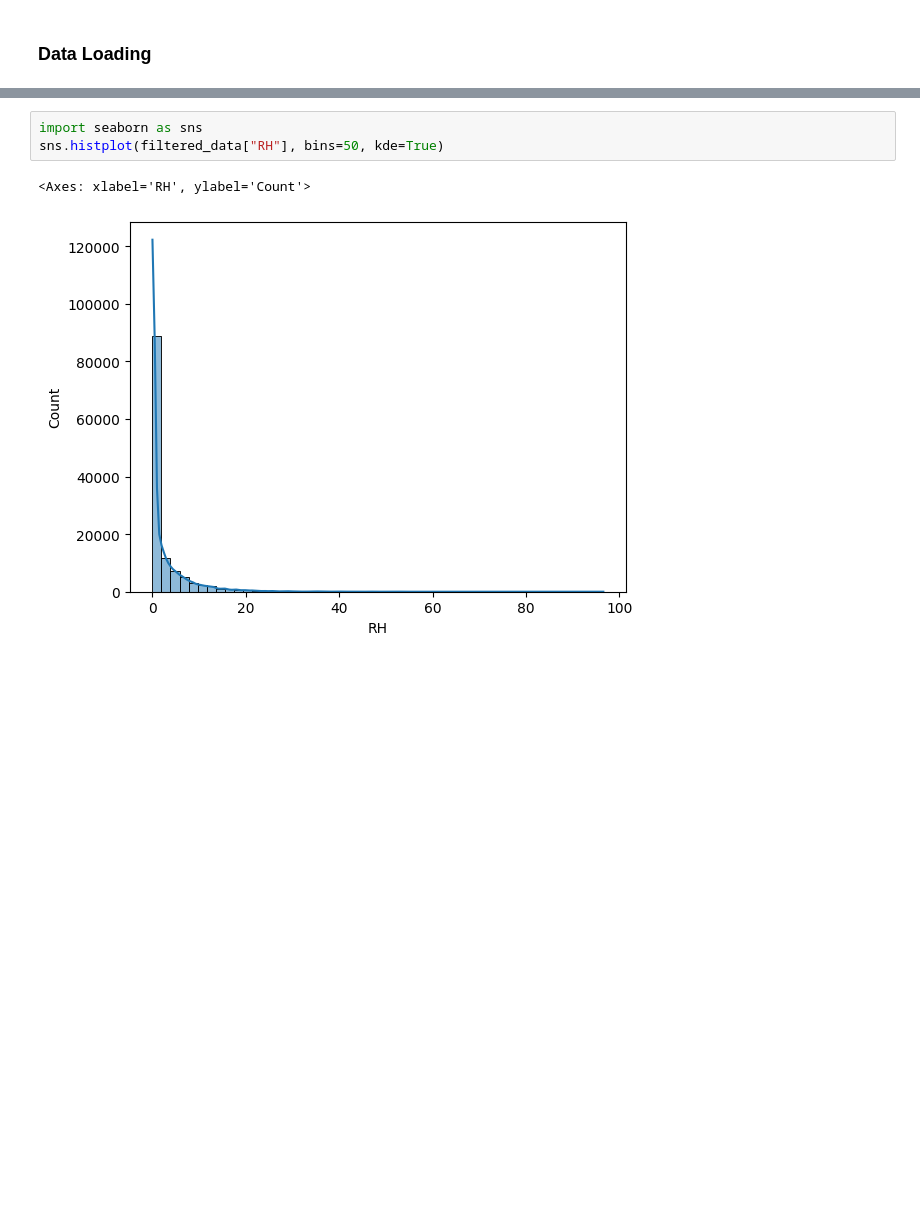
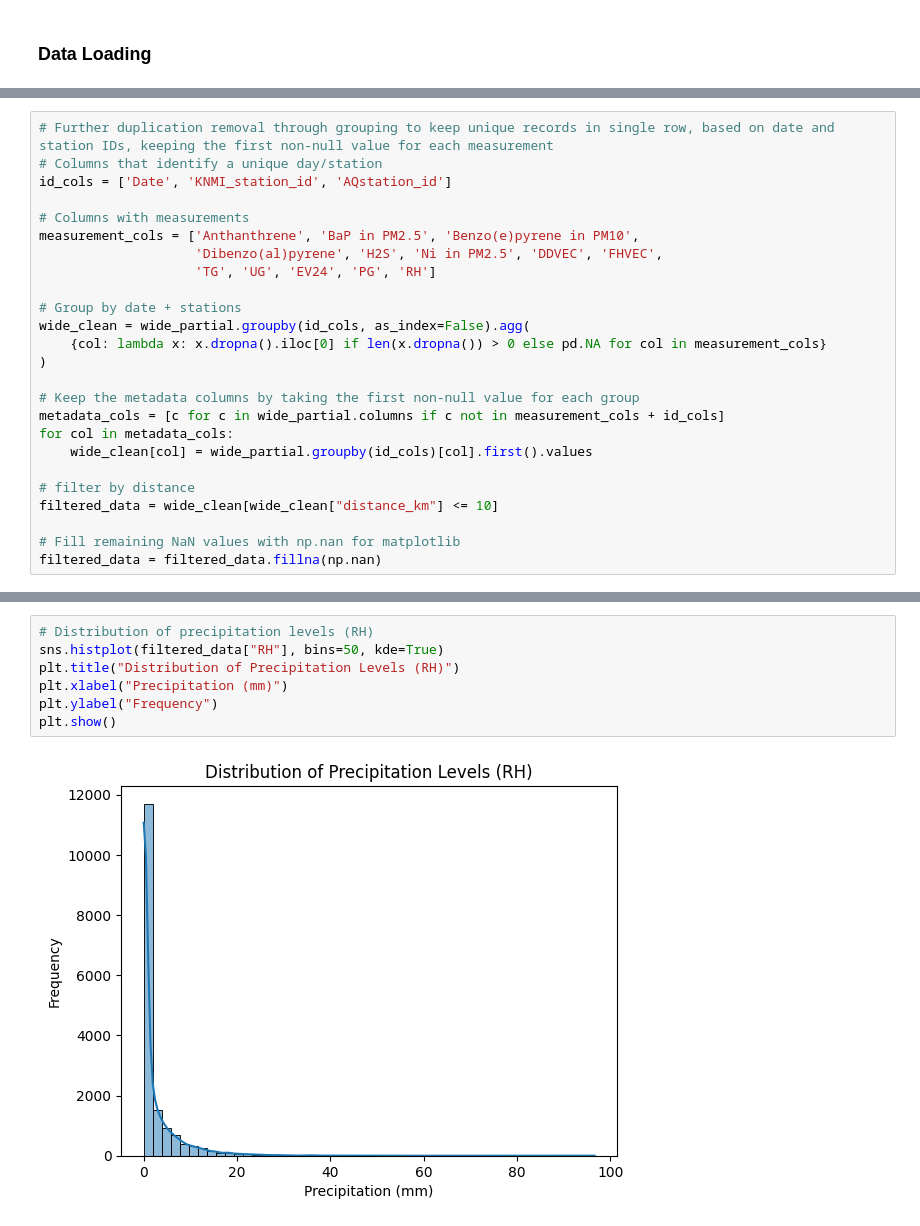
Before and after one commit to Majacodre/Extreme-precipitation, a Jupyter notebook: Exploratory Data Analysis.ipynb, the cells around one changed output, grey strips where cells are left out. Cells and saved outputs as stored; diff of their text form; blank space fills up the shorter version.

```diff
--- a/Exploratory Data Analysis.ipynb
+++ b/Exploratory Data Analysis.ipynb
@@ -76 +57,26 @@ Index(['Samplingpoint', 'Pollutant', 'Date', 'Value', 'Unit', 'Validity',
+# %%
+# Further duplication removal through grouping to keep unique records in single row, based on date and station IDs, keeping the first non-null value for each measurement
+# Columns that identify a unique day/station
+id_cols = ['Date', 'KNMI_station_id', 'AQstation_id']
+
+# Columns with measurements
+measurement_cols = ['Anthanthrene', 'BaP in PM2.5', 'Benzo(e)pyrene in PM10',
+                    'Dibenzo(al)pyrene', 'H2S', 'Ni in PM2.5', 'DDVEC', 'FHVEC',
+                    'TG', 'UG', 'EV24', 'PG', 'RH']
+
+# Group by date + stations
+wide_clean = wide_partial.groupby(id_cols, as_index=False).agg(
+    {col: lambda x: x.dropna().iloc[0] if len(x.dropna()) > 0 else pd.NA for col in measurement_cols}
+)
+
+# Keep the metadata columns by taking the first non-null value for each group
+metadata_cols = [c for c in wide_partial.columns if c not in measurement_cols + id_cols]
+for col in metadata_cols:
+    wide_clean[col] = wide_partial.groupby(id_cols)[col].first().values
+
+# filter by distance
+filtered_data = wide_clean[wide_clean["distance_km"] <= 10]
+
+# Fill remaining NaN values with np.nan for matplotlib
+filtered_data = filtered_data.fillna(np.nan)
 # %% [markdown]
@@ -147,7 +195,10 @@ annual_max.plot(title="Annual Maximum Precipitation")
 # %%
-import seaborn as sns
+# Distribution of precipitation levels (RH)
 sns.histplot(filtered_data["RH"], bins=50, kde=True)
+plt.title("Distribution of Precipitation Levels (RH)")
+plt.xlabel("Precipitation (mm)")
+plt.ylabel("Frequency")
+plt.show()
 # %% [output]
-<Axes: xlabel='RH', ylabel='Count'>
-[figure, old version]
+[figure, new version]
 # %% [markdown]
```
Also changed, not shown: parts of 26 cells of this notebook.
